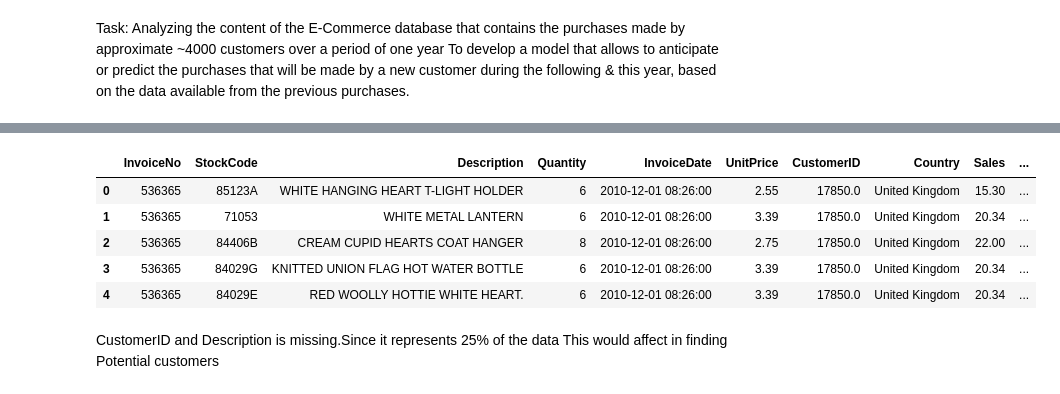
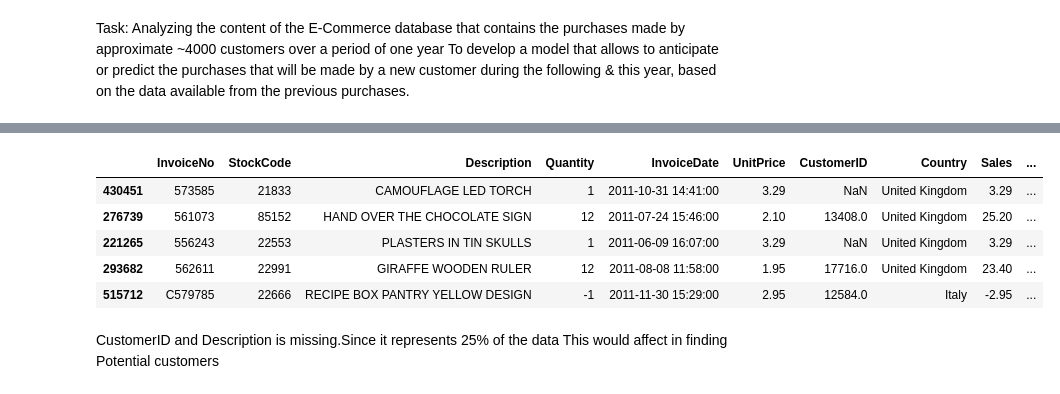
Before and after one commit to sushamasivananthan/E-Commerce-Customer-Targeting-Segmentation-and-Sales-Forecast, a Jupyter notebook: E-commerce.ipynb, the cells around one changed output, grey strips where cells are left out. Drawn from its saved outputs; the diff is of its cells as text; code cells hidden in the pictures.

```diff
--- a/E-commerce.ipynb
+++ b/E-commerce.ipynb
@@ -44,2 +23,8 @@ import ipywidgets as widgets
 # %%
-df = pd.read_csv(r"C:\Users\santh\Downloads\Datasets\E-commerce.csv",encoding="ISO-8859-1")
+import pandas as pd
+
+# making data frame from csv file
+data = pd.read_csv(r"C:\Users\santh\Downloads\Datasets\E-commerce.csv",encoding="ISO-8859-1")
+
+# generating one row
+df = data.sample(frac =.10)
@@ -97,19 +85,24 @@ dtype: int64
 # %%
 df['InvoiceDate']=pd.to_datetime(df['InvoiceDate'])
 df['Sales'] = df.Quantity*df.UnitPrice
 df['Year']=df.InvoiceDate.dt.year
 df['Month']=df.InvoiceDate.dt.month
+df['Week']=df.InvoiceDate.dt.isocalendar().week
+df['Year_Month']=df.InvoiceDate.dt.to_period('M')
+df['Hour']=df.InvoiceDate.dt.hour
 df['Day']=df.InvoiceDate.dt.day
 df['is_cancelled']=df.InvoiceNo.apply(lambda x: 'Yes' if x[0]=='C' else 'No')
+df['weekday'] = df.InvoiceDate.dt.day_name()
+df['Quarter'] = df.Month.apply(lambda m:'Q'+str(ceil(m/4)))
 df['Date']=pd.to_datetime(df[['Year','Month','Day']])
 df.head()
 # %% [output]
 |  | InvoiceNo | StockCode | Description | Quantity | InvoiceDate | UnitPrice | CustomerID | Country | Sales | ... |
-| 0 | 536365 | 85123A | WHITE HANGING HEART T-LIGHT HOLDER | 6 | 2010-12-01 08:26:00 | 2.55 | 17850.0 | United Kingdom | 15.30 | ... |
-| 1 | 536365 | 71053 | WHITE METAL LANTERN | 6 | 2010-12-01 08:26:00 | 3.39 | 17850.0 | United Kingdom | 20.34 | ... |
-| 2 | 536365 | 84406B | CREAM CUPID HEARTS COAT HANGER | 8 | 2010-12-01 08:26:00 | 2.75 | 17850.0 | United Kingdom | 22.00 | ... |
-| 3 | 536365 | 84029G | KNITTED UNION FLAG HOT WATER BOTTLE | 6 | 2010-12-01 08:26:00 | 3.39 | 17850.0 | United Kingdom | 20.34 | ... |
-| 4 | 536365 | 84029E | RED WOOLLY HOTTIE WHITE HEART. | 6 | 2010-12-01 08:26:00 | 3.39 | 17850.0 | United Kingdom | 20.34 | ... |
+| 430451 | 573585 | 21833 | CAMOUFLAGE LED TORCH | 1 | 2011-10-31 14:41:00 | 3.29 | NaN | United Kingdom | 3.29 | ... |
+| 276739 | 561073 | 85152 | HAND OVER THE CHOCOLATE SIGN | 12 | 2011-07-24 15:46:00 | 2.10 | 13408.0 | United Kingdom | 25.20 | ... |
+| 221265 | 556243 | 22553 | PLASTERS IN TIN SKULLS | 1 | 2011-06-09 16:07:00 | 3.29 | NaN | United Kingdom | 3.29 | ... |
+| 293682 | 562611 | 22991 | GIRAFFE WOODEN RULER | 12 | 2011-08-08 11:58:00 | 1.95 | 17716.0 | United Kingdom | 23.40 | ... |
+| 515712 | C579785 | 22666 | RECIPE BOX PANTRY YELLOW DESIGN | -1 | 2011-11-30 15:29:00 | 2.95 | 12584.0 | Italy | -2.95 | ... |
 # %% [markdown]
 CustomerID and Description is missing.Since it represents 25% of the data This would affect in finding Potential customers
 # %%
```
Also changed, not shown: parts of 14 cells of this notebook.
